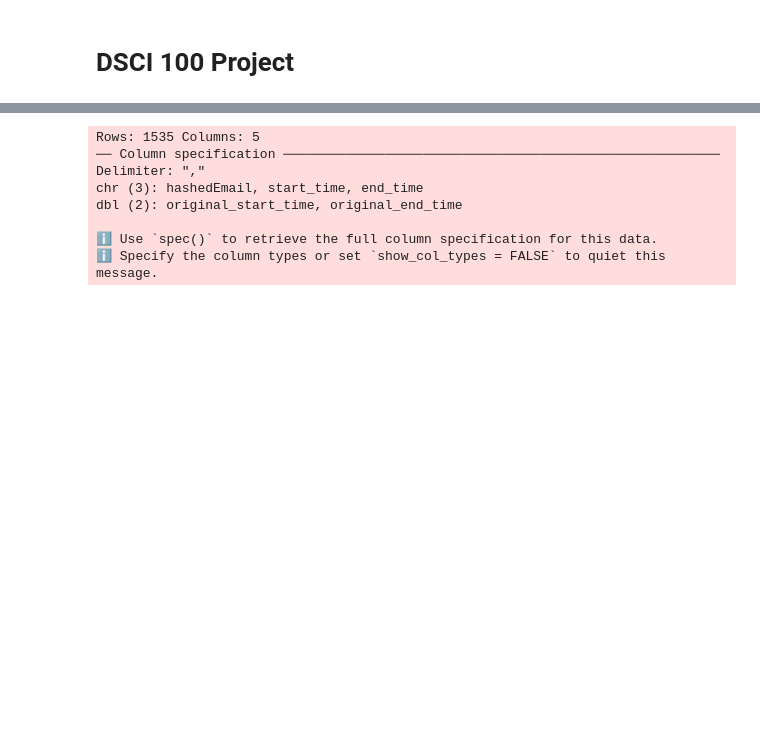
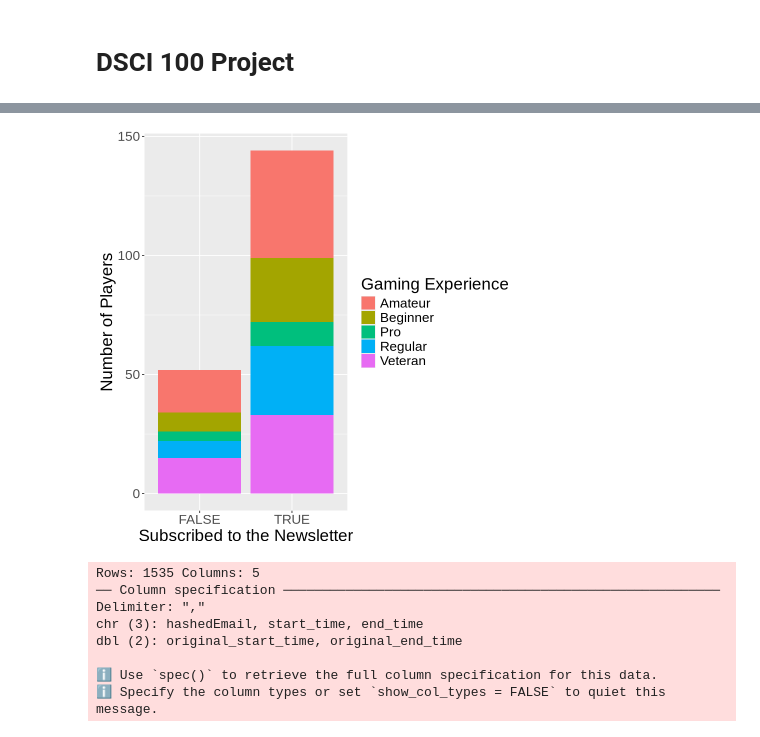
Before and after one commit to Gabriella478/dsci-100-project, a Jupyter notebook: project-2025.ipynb, the cells around one changed output, grey strips where cells are left out. Cells and saved outputs as stored; diff of their text form; code cells hidden in the pictures; blank space fills up the shorter version.

```diff
--- a/project-2025.ipynb
+++ b/project-2025.ipynb
@@ -36,3 +107,14 @@ The dataset consists of data for (MineCraft?) video game players of different ag
+# %%
+players_scatter <- players |>
+    ggplot(aes(x = subscribe, fill = experience)) +
+        geom_bar() +
+        xlab("Subscribed to the Newsletter") +
+        ylab("Number of Players") +
+        labs(fill = "Gaming Experience") +
+        theme(text = element_text(size = 20))
+players_scatter
+# %% [output]
+[figure, added]
 # %%
 sessions <- read_csv("sessions.csv")
 sessions
```
Also changed, not shown: parts of 11 cells of this notebook.
